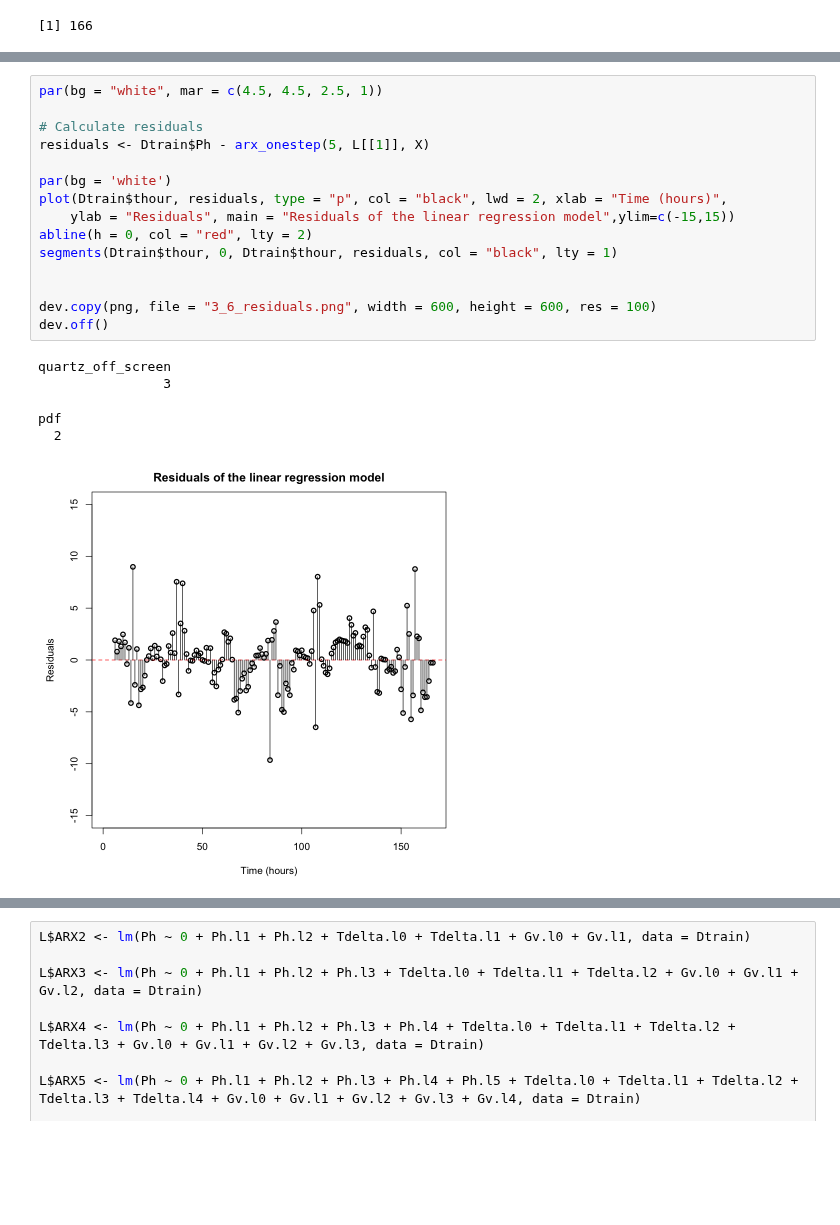
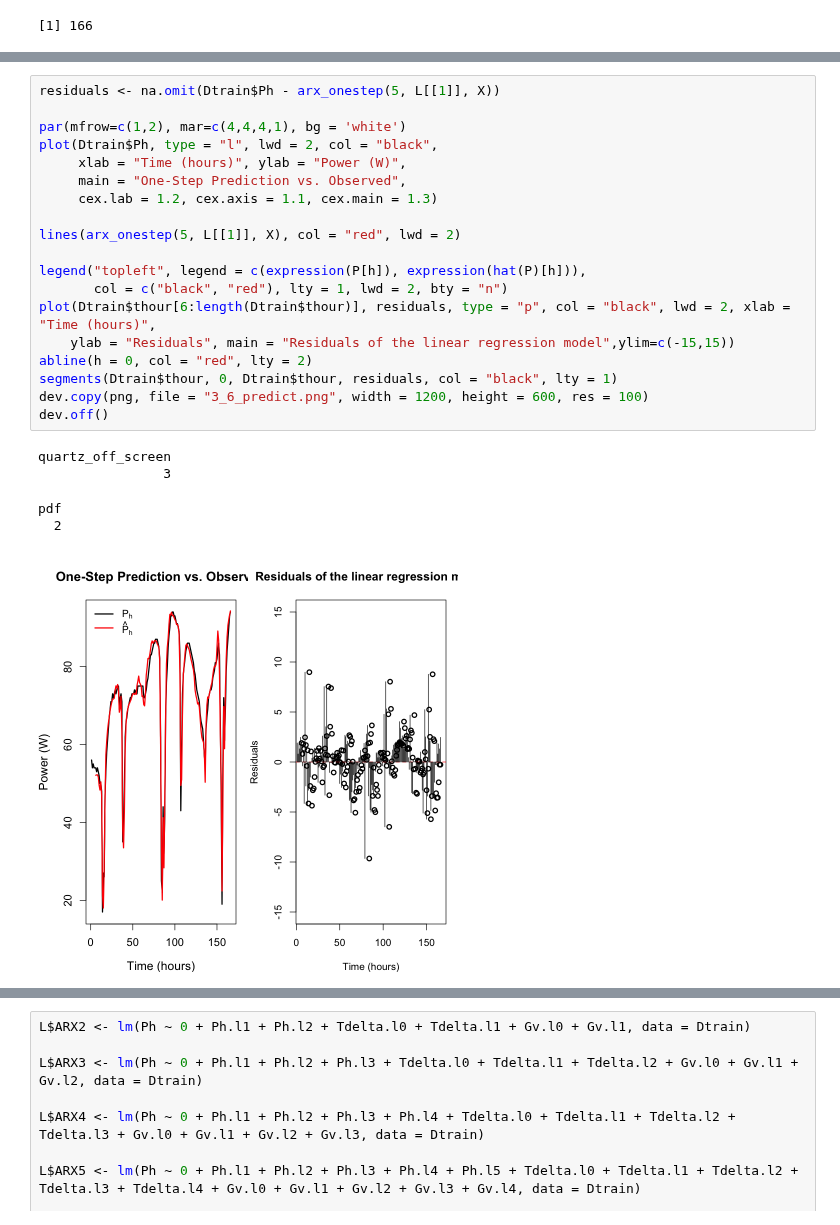
Before and after one commit to mathilderask/TimeSeriesAnalysis, a Jupyter notebook: Assig3/opg_3_nik.ipynb, the cells around one changed output, grey strips where cells are left out. Drawn from its saved outputs; the diff is of its cells as text; blank space fills up the shorter version.

```diff
--- a/Assig3/opg_3_nik.ipynb
+++ b/Assig3/opg_3_nik.ipynb
@@ -96,21 +95,25 @@ legend("topright", legend = c("Observed Ph", "One-Step Prediction"),
 # %%
-par(bg = "white", mar = c(4.5, 4.5, 2.5, 1))
+residuals <- na.omit(Dtrain$Ph - arx_onestep(5, L[[1]], X))
 
-# Calculate residuals
-residuals <- Dtrain$Ph - arx_onestep(5, L[[1]], X)
+par(mfrow=c(1,2), mar=c(4,4,4,1), bg = 'white')
+plot(Dtrain$Ph, type = "l", lwd = 2, col = "black",
+     xlab = "Time (hours)", ylab = "Power (W)",
+     main = "One-Step Prediction vs. Observed",
+     cex.lab = 1.2, cex.axis = 1.1, cex.main = 1.3)
 
-par(bg = 'white')
-plot(Dtrain$thour, residuals, type = "p", col = "black", lwd = 2, xlab = "Time (hours)",
+lines(arx_onestep(5, L[[1]], X), col = "red", lwd = 2)
+
+legend("topleft", legend = c(expression(P[h]), expression(hat(P)[h])),
+       col = c("black", "red"), lty = 1, lwd = 2, bty = "n")
+plot(Dtrain$thour[6:length(Dtrain$thour)], residuals, type = "p", col = "black", lwd = 2, xlab = "Time (hours)",
     ylab = "Residuals", main = "Residuals of the linear regression model",ylim=c(-15,15))
 abline(h = 0, col = "red", lty = 2)
 segments(Dtrain$thour, 0, Dtrain$thour, residuals, col = "black", lty = 1)
-
-
-dev.copy(png, file = "3_6_residuals.png", width = 600, height = 600, res = 100)
+dev.copy(png, file = "3_6_predict.png", width = 1200, height = 600, res = 100)
 dev.off()
 # %% [output]
 quartz_off_screen
                 3
 pdf
   2
-[figure, old version]
+[figure, new version]
```
Also changed, not shown: parts of 2 cells of this notebook, 3 other files.
